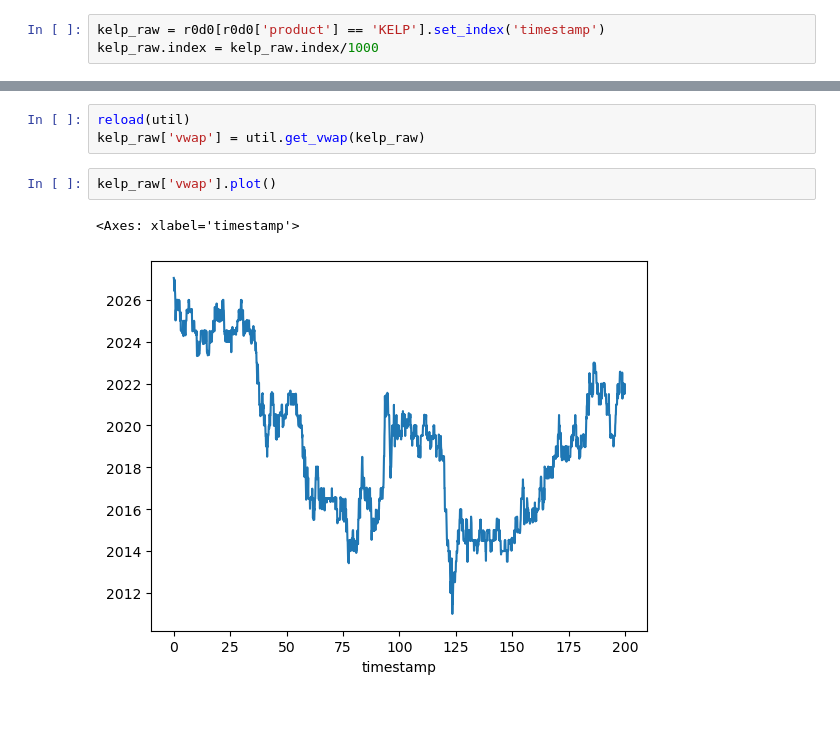
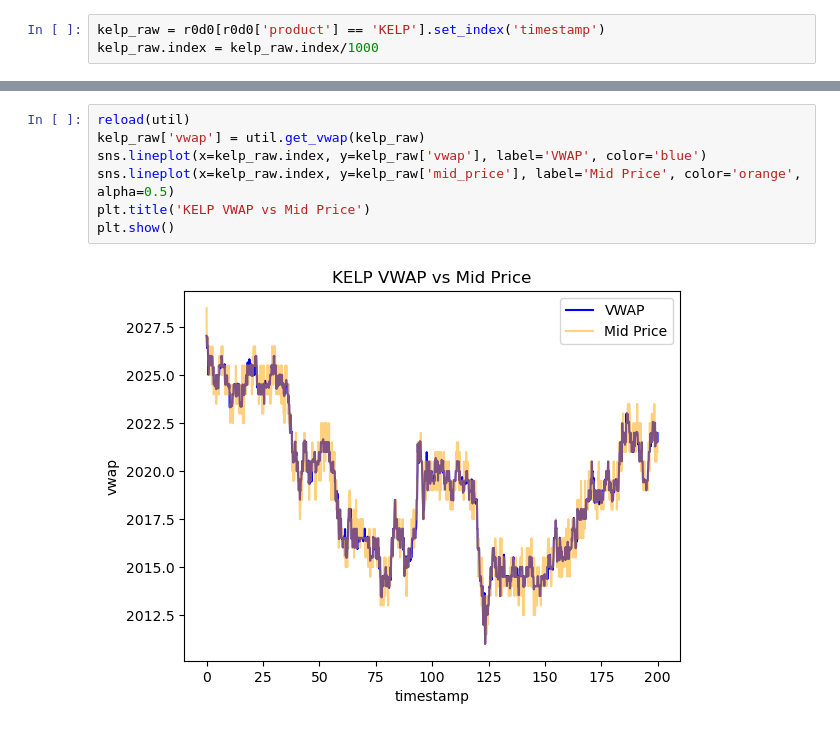
Before and after one commit to jofu-tofu/Prosperity-3, a Jupyter notebook: Testing/Round 0/eda.ipynb, the cells around one changed output, grey strips where cells are left out. Cells and saved outputs as stored; diff of their text form.

```diff
--- a/Testing/Round 0/eda.ipynb
+++ b/Testing/Round 0/eda.ipynb
@@ -25,9 +22,10 @@ util.spread_plot(kelp_raw)
-# %%
-reload(util)
-kelp_raw['vwap'] = util.get_vwap(kelp_raw)
-# %%
-kelp_raw['vwap'].plot()
-# %% [output]
-<Axes: xlabel='timestamp'>
-[figure, removed]
+# %%
+reload(util)
+kelp_raw['vwap'] = util.get_vwap(kelp_raw)
+sns.lineplot(x=kelp_raw.index, y=kelp_raw['vwap'], label='VWAP', color='blue')
+sns.lineplot(x=kelp_raw.index, y=kelp_raw['mid_price'], label='Mid Price', color='orange', alpha=0.5)
+plt.title('KELP VWAP vs Mid Price')
+plt.show()
+# %% [output]
+[figure, added]
 # %%
```
Also changed, not shown: parts of 4 cells of this notebook, 1 other file.
